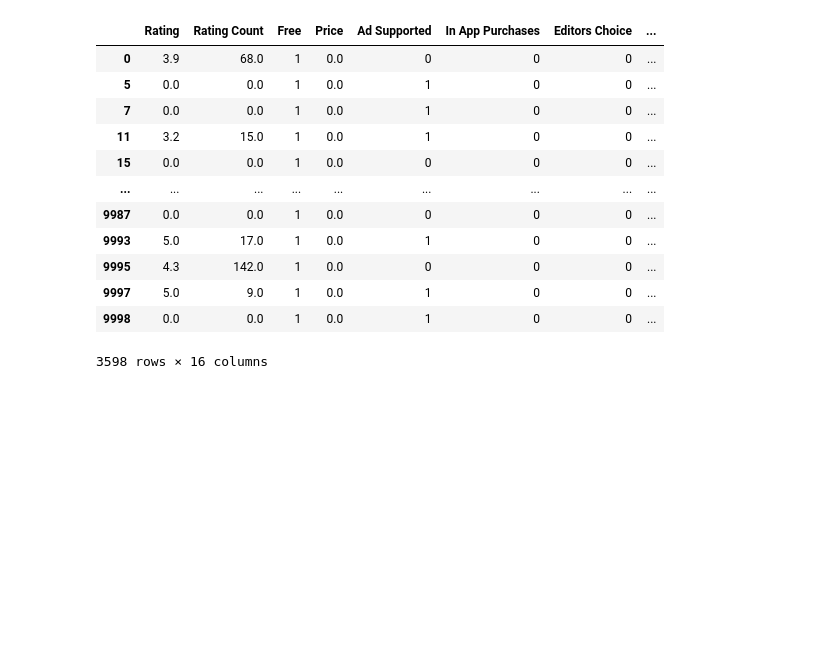
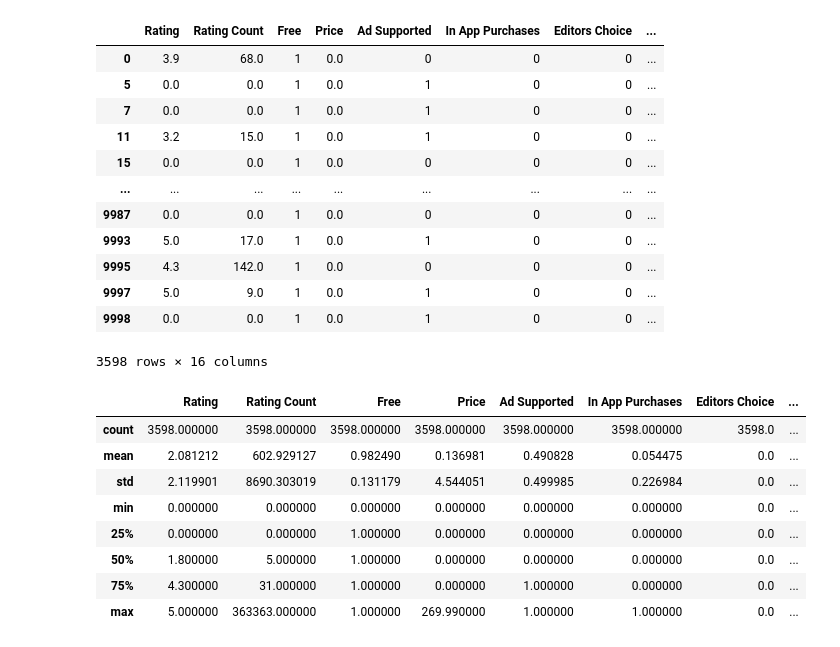
Before and after one commit to LouLan99/User-Rating-Prediction-Model, a Jupyter notebook: notebooks/01-data-loading-cleaning.ipynb, the cells around one changed output. Cells and saved outputs as stored; diff of their text form; code cells hidden in the pictures; blank space fills up the shorter version.

```diff
--- a/notebooks/01-data-loading-cleaning.ipynb
+++ b/notebooks/01-data-loading-cleaning.ipynb
@@ -445,3 +476,15 @@ df
 | 9997 | 5.0 | 9.0 | 1 | 0.0 | 1 | 0 | 0 | ... |
 | 9998 | 0.0 | 0.0 | 1 | 0.0 | 1 | 0 | 0 | ... |
 3598 rows × 16 columns
+# %%
+df.describe()
+# %% [output]
+|  | Rating | Rating Count | Free | Price | Ad Supported | In App Purchases | Editors Choice | ... |
+| count | 3598.000000 | 3598.000000 | 3598.000000 | 3598.000000 | 3598.000000 | 3598.000000 | 3598.0 | ... |
+| mean | 2.081212 | 602.929127 | 0.982490 | 0.136981 | 0.490828 | 0.054475 | 0.0 | ... |
+| std | 2.119901 | 8690.303019 | 0.131179 | 4.544051 | 0.499985 | 0.226984 | 0.0 | ... |
+| min | 0.000000 | 0.000000 | 0.000000 | 0.000000 | 0.000000 | 0.000000 | 0.0 | ... |
+| 25% | 0.000000 | 0.000000 | 1.000000 | 0.000000 | 0.000000 | 0.000000 | 0.0 | ... |
+| 50% | 1.800000 | 5.000000 | 1.000000 | 0.000000 | 0.000000 | 0.000000 | 0.0 | ... |
+| 75% | 4.300000 | 31.000000 | 1.000000 | 0.000000 | 1.000000 | 0.000000 | 0.0 | ... |
+| max | 5.000000 | 363363.000000 | 1.000000 | 269.990000 | 1.000000 | 1.000000 | 0.0 | ... |
```
Also changed, not shown: parts of 19 cells of this notebook, 2 other files.
